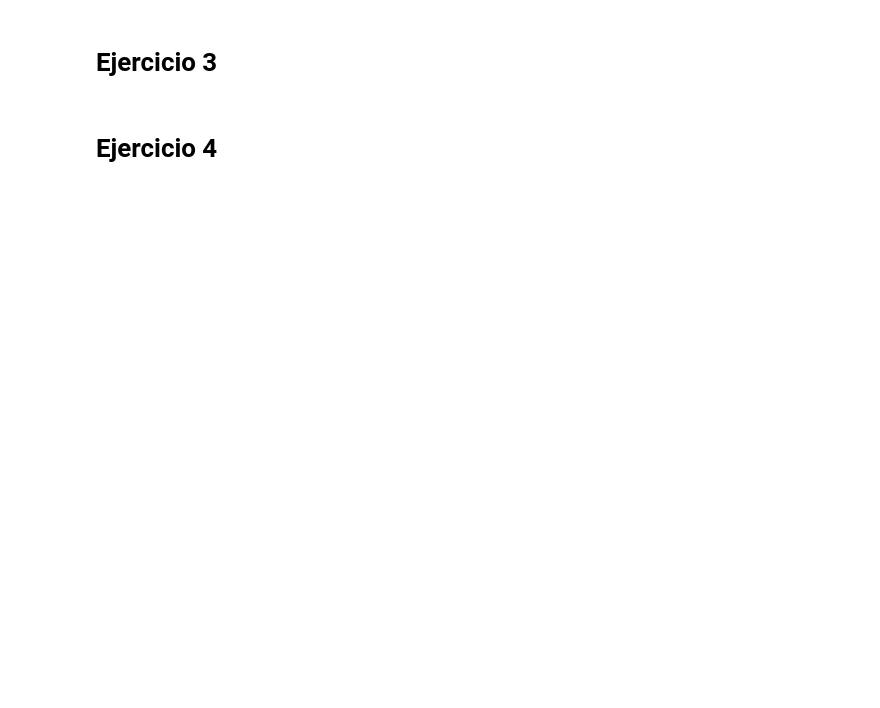
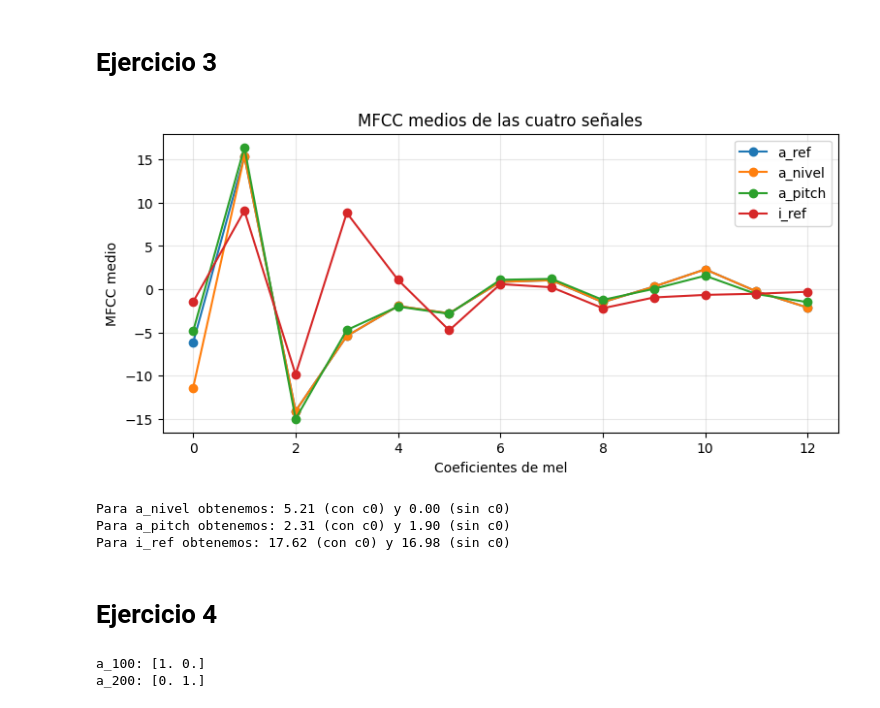
Before and after one commit to DanteMeleIentile/tb075-procesamiento-del-habla, a Jupyter notebook: Práctica/P_Entrega_1.ipynb, the cells around one changed output. Saved outputs shown, nothing was run; the diff lists cells and outputs as text; code cells hidden in the pictures; blank space fills up the shorter version.

```diff
--- a/Práctica/P_Entrega_1.ipynb
+++ b/Práctica/P_Entrega_1.ipynb
@@ -74,10 +74,10 @@ def mfcc_propio(senial, fs=16000, n_mfcc=13, n_mels=26, n_fft=512):
 # %% [markdown]
 # Ejercicio 3
 # %%
-audio_a_ref = None ### <-- COMPLETAR
-audio_a_nivel = None ### <-- COMPLETAR
-audio_a_pitch = None ### <-- COMPLETAR
-audio_i_ref = None ### <-- COMPLETAR
+audio_a_ref = sintetizar_vocal(formantes['a'], F0=120, duracion=0.6) ### <-- COMPLETAR
+audio_a_nivel = audio_a_ref * 0.6 ### <-- COMPLETAR
+audio_a_pitch = sintetizar_vocal(formantes['a'], F0=200, duracion=0.6) ### <-- COMPLETAR
+audio_i_ref = sintetizar_vocal(formantes['i'], F0=120, duracion=0.6) ### <-- COMPLETAR
 
 seniales = {
     'a_ref': audio_a_ref, # Señal A
@@ -86,28 +86,52 @@ seniales = {
     'i_ref': audio_i_ref, # Señal D
 }
 
-matrices_mfcc = None ### <-- COMPLETAR
-promedios_temporales = None ### <-- COMPLETAR
+### <-- COMPLETAR
+matrices_mfcc = {
+    'a_ref': mfcc_propio(seniales['a_ref']),
+    'a_nivel': mfcc_propio(seniales['a_nivel']),
+    'a_pitch': mfcc_propio(seniales['a_pitch']),
+    'i_ref': mfcc_propio(seniales['i_ref']),
+}
+
+### <-- COMPLETAR
+promedios_temporales = {
+    'a_ref': np.mean(matrices_mfcc['a_ref'], axis=0),
+    'a_nivel': np.mean(matrices_mfcc['a_nivel'], axis=0),
+    'a_pitch': np.mean(matrices_mfcc['a_pitch'], axis=0),
+    'i_ref': np.mean(matrices_mfcc['i_ref'], axis=0),
+}
 # %%
 fig, ax = plt.subplots(figsize=(9, 4))
 for nombre, vec_medio in promedios_temporales.items():
     ax.plot(np.arange(len(vec_medio)), vec_medio, marker='o', label=nombre)
-ax.set_xlabel(...) ### <-- COMPLETAR
+ax.set_xlabel('Coeficientes de mel') ### <-- COMPLETAR
 ax.set_ylabel('MFCC medio')
 ax.set_title('MFCC medios de las cuatro señales')
 ax.legend()
 ax.grid(alpha=0.3)
 plt.show()
+# %% [output]
+[figure, added]
 # %%
 def distancia_mfcc(a, b, incluir_c0=True):
-    return None ### <-- COMPLETAR FUNCIÓN
+    ### <-- COMPLETAR FUNCIÓN
+    if incluir_c0:
+        resta = np.linalg.norm(a-b)
+    else:
+        resta = np.linalg.norm(a[1:]-b[1:])
+    return resta
 
 referencia = promedios_temporales['a_ref']
 
 for nombre in ['a_nivel', 'a_pitch', 'i_ref']:
-    d_13 = None ### <-- COMPLETAR
-    d_12 = None ### <-- COMPLETAR
+    d_13 = distancia_mfcc(promedios_temporales['a_ref'], promedios_temporales[nombre], incluir_c0=True) ### <-- COMPLETAR
+    d_12 = distancia_mfcc(promedios_temporales['a_ref'], promedios_temporales[nombre], incluir_c0=False) ### <-- COMPLETAR
     print(f'Para {nombre} obtenemos: {d_13:.2f} (con c0) y {d_12:.2f} (sin c0)')
+# %% [output]
+Para a_nivel obtenemos: 5.21 (con c0) y 0.00 (sin c0)
+Para a_pitch obtenemos: 2.31 (con c0) y 1.90 (sin c0)
+Para i_ref obtenemos: 17.62 (con c0) y 16.98 (sin c0)
 # %% [markdown]
 # Ejercicio 4
 # %%
@@ -127,15 +151,18 @@ X_entrenamiento_12 = None ### <-- COMPLETAR
 # %%
 def crear_gmm():
     ### COMPLETAR LO QUE FALTA
-    return GaussianMixture(n_components=..., covariance_type=..., init_params='random_from_data', n_init=5, max_iter=300, reg_covar=1e-3, random_state=0)
+    return GaussianMixture(n_components=2, covariance_type='diag', init_params='random_from_data', n_init=5, max_iter=300, reg_covar=1e-3, random_state=0)
 
 modelo_13 = crear_gmm()
-modelo_13.fit(None) ### <-- COMPLETAR
+modelo_13.fit(X_entrenamiento_13) ### <-- COMPLETAR
 
 modelo_12 = crear_gmm()
-modelo_12.fit(None) ### <-- COMPLETAR
+modelo_12.fit(X_entrenamiento_12) ### <-- COMPLETAR
 
 for nombre, C in {'a_100': mfcc_a_100, 'a_200': mfcc_a_200}.items():
-    responsabilidades = None ### <-- COMPLETAR
-    responsabilidades_medias = None ### <-- COMPLETAR
+    responsabilidades = modelo_13.predict_proba(C) ### <-- COMPLETAR
+    responsabilidades_medias = np.mean(responsabilidades, axis=0) ### <-- COMPLETAR
     print(f'{nombre}: {responsabilidades_medias}')
+# %% [output]
+a_100: [1. 0.]
+a_200: [0. 1.]
```
Also changed, not shown: parts of 4 cells of this notebook.
